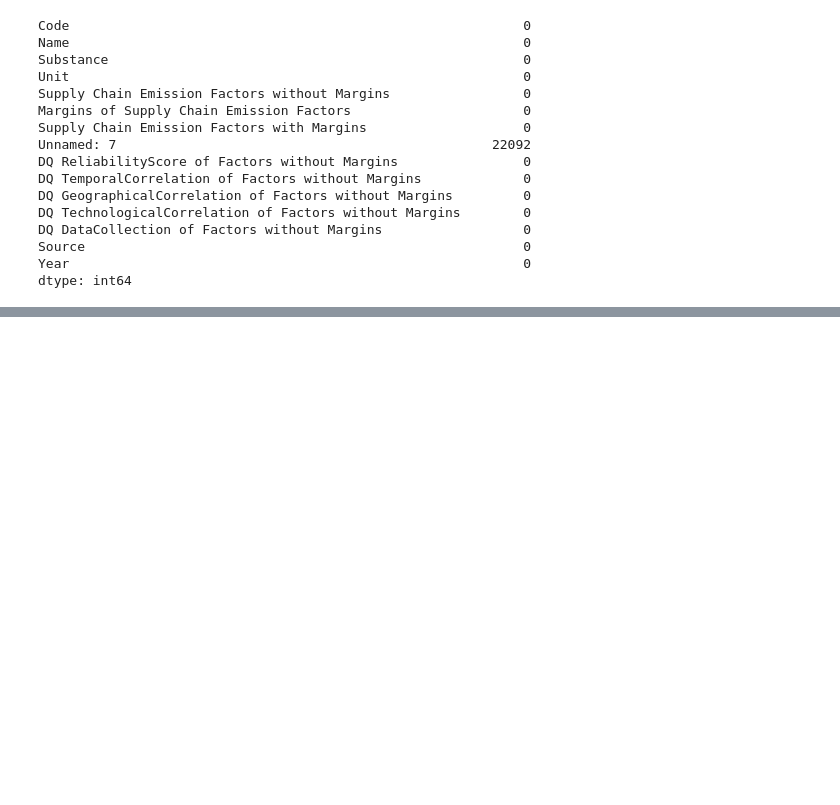
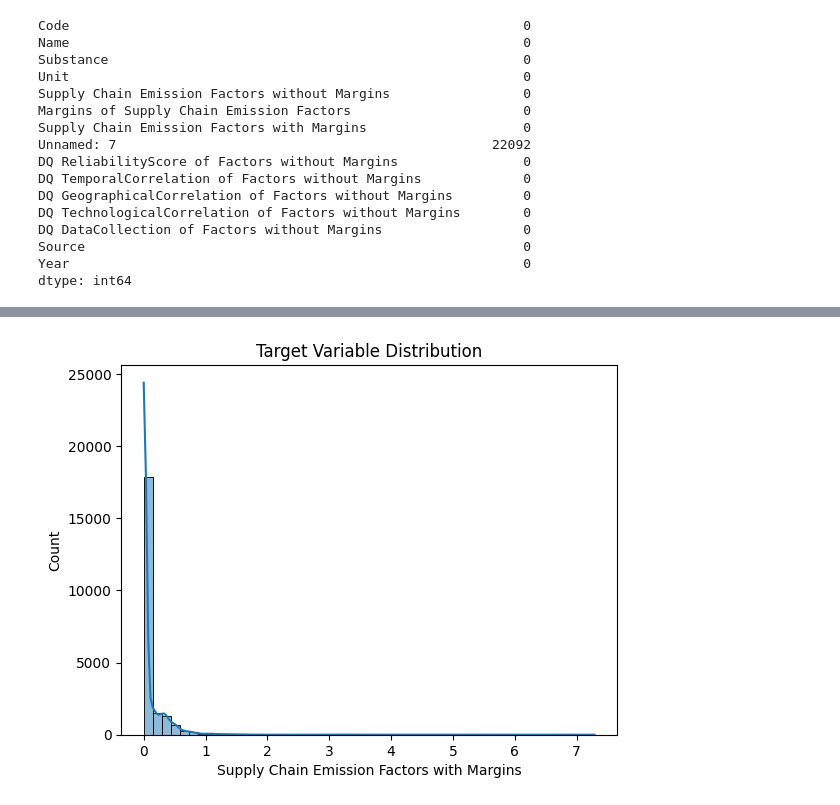
Before and after one commit to abhi001-abb/aicte-internship, a Jupyter notebook: aicte.ipynb, the cells around one changed output, grey strips where cells are left out. Drawn from its saved outputs; the diff is of its cells as text; code cells hidden in the pictures; blank space fills up the shorter version.

```diff
--- a/aicte.ipynb
+++ b/aicte.ipynb
@@ -136,3 +136,6 @@ DQ DataCollection of Factors without Margins                  0
 Source                                                        0
 Year                                                          0
 dtype: int64
+# %%
+df.drop(columns=['Unnamed: 7'],inplace=True)
+df.columns
@@ -138,0 +204,6 @@ dtype: int64
+# %%
+sns.histplot(df['Supply Chain Emission Factors with Margins'], bins=50, kde=True)
+plt.title('Target Variable Distribution')
+plt.show()
+# %% [output]
+[figure, added]
```
Also changed, not shown: parts of 22 cells of this notebook.
